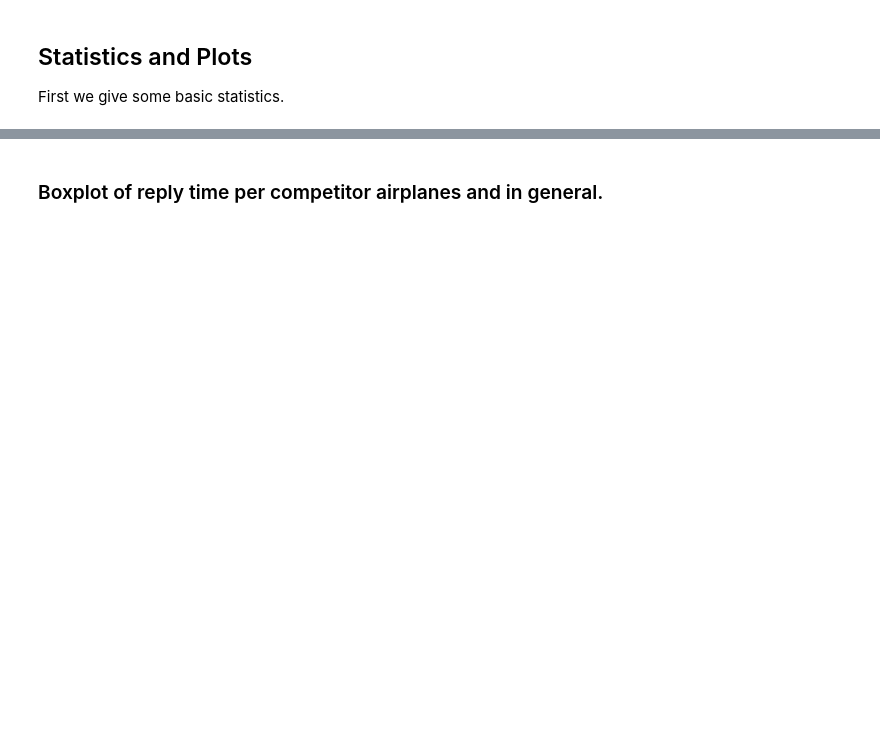
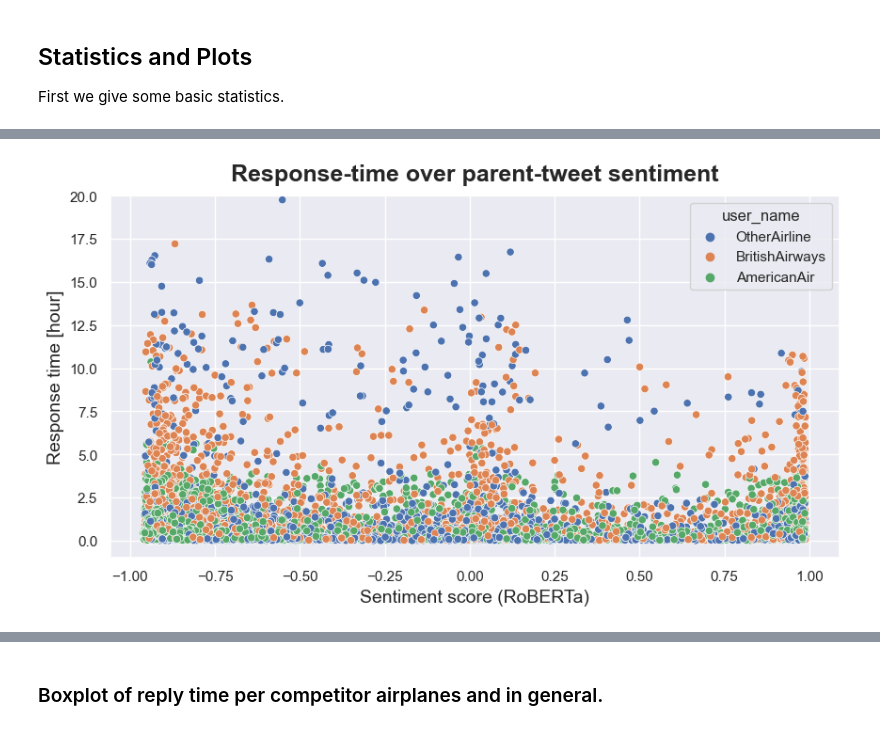
Before and after one commit to danamira/DBL-Data-Challenge, a Jupyter notebook: response_time_stats.ipynb, the cells around one changed output, grey strips where cells are left out. Cells and saved outputs as stored; diff of their text form; code cells hidden in the pictures; blank space fills up the shorter version.

```diff
--- a/response_time_stats.ipynb
+++ b/response_time_stats.ipynb
@@ -152,0 +256,7 @@ Text(0, 0.5, 'Percentage [%]')
+# %%
+# Select relevant parts of the dataframe
+columns = ['response_time', 'replied_sentiment', 'user_name']
+df_sentiment_responsetime = df_csv[columns][df_csv['response_time'] != 'no_reply']
+df_sentiment_responsetime = df_sentiment_responsetime.round(decimals=3)
+df_sentiment_responsetime.reset_index(inplace=True)
+df_sentiment_responsetime.head()
@@ -152,0 +270,8 @@ Text(0, 0.5, 'Percentage [%]')
+# %%
+ax = sns.scatterplot(data=df_sentiment_responsetime, x='replied_sentiment', y='response_time', hue='user_name', alpha=1)
+ax.set_title("Response-time over parent-tweet sentiment", size=18, weight='bold', y=1.02)
+ax.set_xlabel('Sentiment score (RoBERTa)', size=14)
+ax.set_ylabel('Response time [hour]', size=14)
+ax.set_ylim(-1, 20);
+# %% [output]
+[figure, added]
```
Also changed, not shown: parts of 45 cells of this notebook, 7 other files.
